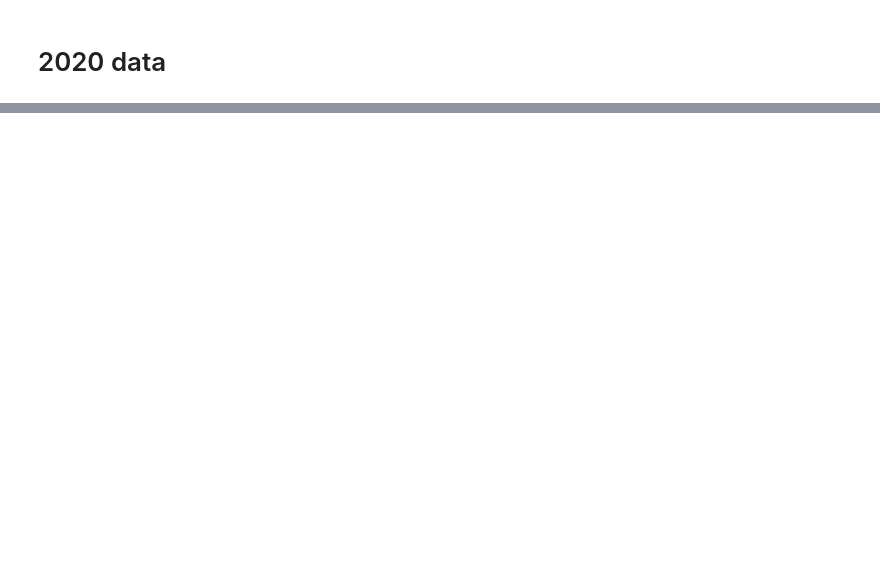
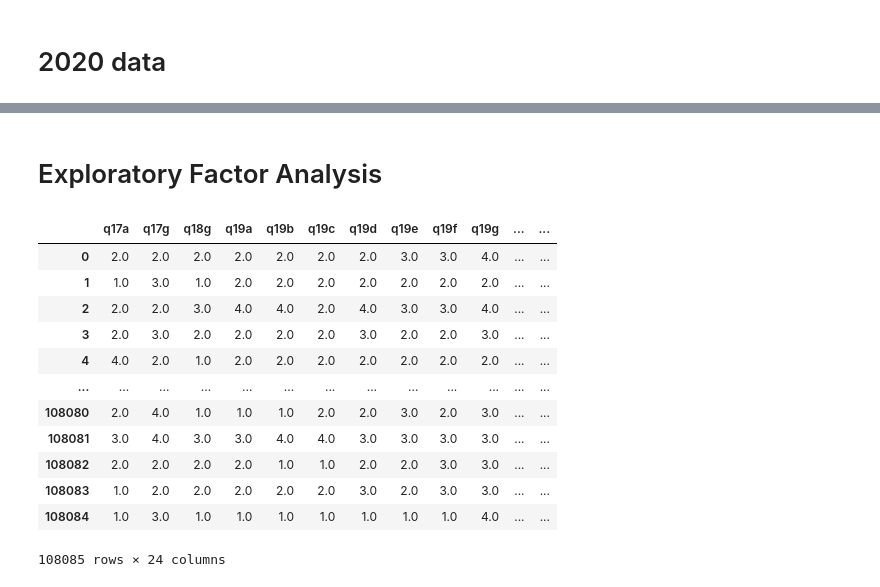
Before and after one commit to Igodlab/Australian-Public-Service-APS, a Jupyter notebook: dana30-project.ipynb, the cells around one changed output, grey strips where cells are left out. Cells and saved outputs as stored; diff of their text form; code cells hidden in the pictures; blank space fills up the shorter version.

```diff
--- a/dana30-project.ipynb
+++ b/dana30-project.ipynb
@@ -470,0 +245,2 @@ saveCSV(d20Nominal, "d20Nominal")
+# %% [markdown]
+# Exploratory Factor Analysis
@@ -470,0 +279,17 @@ saveCSV(d20Nominal, "d20Nominal")
+# %%
+x1 = pd.read_csv("./data/X1.csv", index_col=0)
+x1
+# %% [output]
+|  | q17a | q17g | q18g | q19a | q19b | q19c | q19d | q19e | q19f | q19g | ... | ... |
+| 0 | 2.0 | 2.0 | 2.0 | 2.0 | 2.0 | 2.0 | 2.0 | 3.0 | 3.0 | 4.0 | ... | ... |
+| 1 | 1.0 | 3.0 | 1.0 | 2.0 | 2.0 | 2.0 | 2.0 | 2.0 | 2.0 | 2.0 | ... | ... |
+| 2 | 2.0 | 2.0 | 3.0 | 4.0 | 4.0 | 2.0 | 4.0 | 3.0 | 3.0 | 4.0 | ... | ... |
+| 3 | 2.0 | 3.0 | 2.0 | 2.0 | 2.0 | 2.0 | 3.0 | 2.0 | 2.0 | 3.0 | ... | ... |
+| 4 | 4.0 | 2.0 | 1.0 | 2.0 | 2.0 | 2.0 | 2.0 | 2.0 | 2.0 | 2.0 | ... | ... |
+| ... | ... | ... | ... | ... | ... | ... | ... | ... | ... | ... | ... | ... |
+| 108080 | 2.0 | 4.0 | 1.0 | 1.0 | 1.0 | 2.0 | 2.0 | 3.0 | 2.0 | 3.0 | ... | ... |
+| 108081 | 3.0 | 4.0 | 3.0 | 3.0 | 4.0 | 4.0 | 3.0 | 3.0 | 3.0 | 3.0 | ... | ... |
+| 108082 | 2.0 | 2.0 | 2.0 | 2.0 | 1.0 | 1.0 | 2.0 | 2.0 | 3.0 | 3.0 | ... | ... |
+| 108083 | 1.0 | 2.0 | 2.0 | 2.0 | 2.0 | 2.0 | 3.0 | 2.0 | 3.0 | 3.0 | ... | ... |
+| 108084 | 1.0 | 3.0 | 1.0 | 1.0 | 1.0 | 1.0 | 1.0 | 1.0 | 1.0 | 4.0 | ... | ... |
+108085 rows × 24 columns
```
Also changed, not shown: parts of 44 cells of this notebook, 3 other files.
